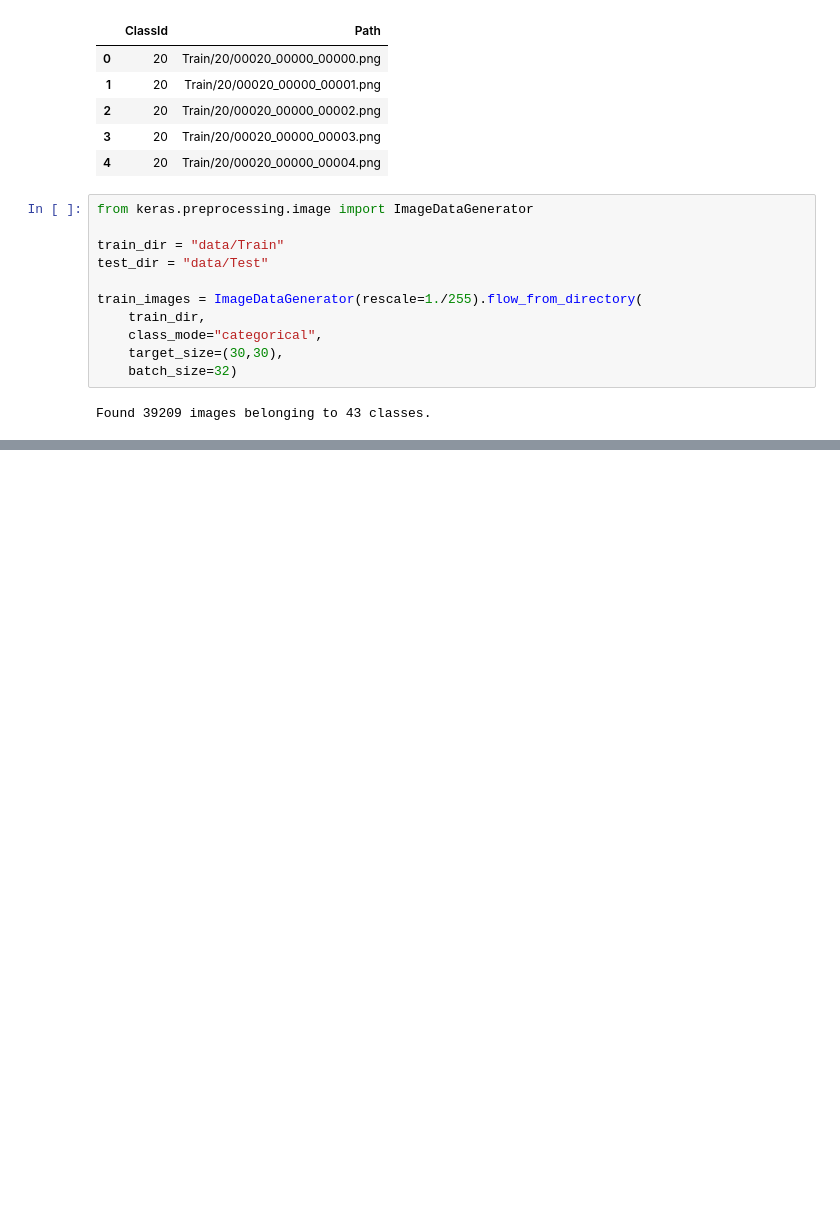
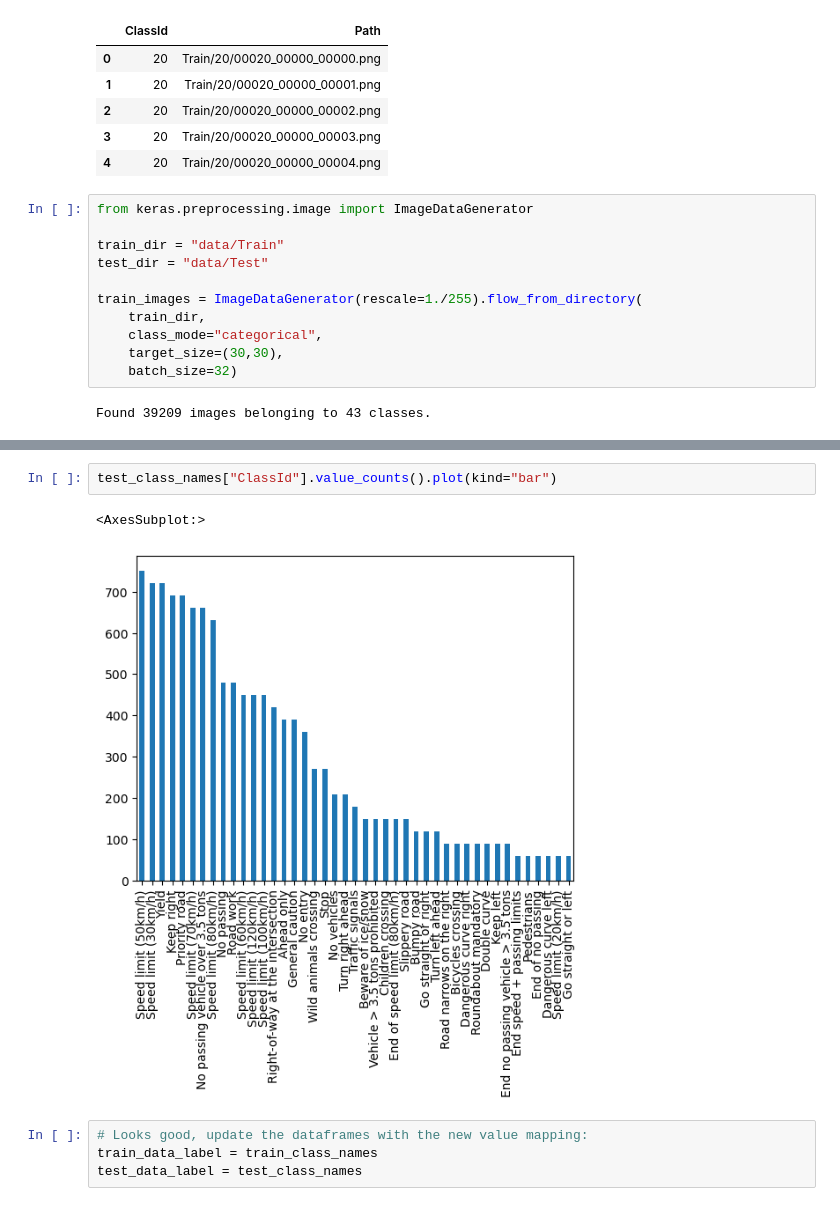
Before and after one commit to kayjay-is-here/Traffic-Signs-Recognition, a Jupyter notebook: project.ipynb, the cells around one changed output, grey strips where cells are left out. Drawn from its saved outputs; the diff is of its cells as text; blank space fills up the shorter version.

```diff
--- a/project.ipynb
+++ b/project.ipynb
@@ -89,0 +160,9 @@ train_data_label.head()
+# %%
+test_class_names["ClassId"].value_counts().plot(kind="bar")
+# %% [output]
+<AxesSubplot:>
+[figure, added]
+# %%
+# Looks good, update the dataframes with the new value mapping:
+train_data_label = train_class_names
+test_data_label = test_class_names
```
Also changed, not shown: parts of 14 cells of this notebook, 1 other file.
